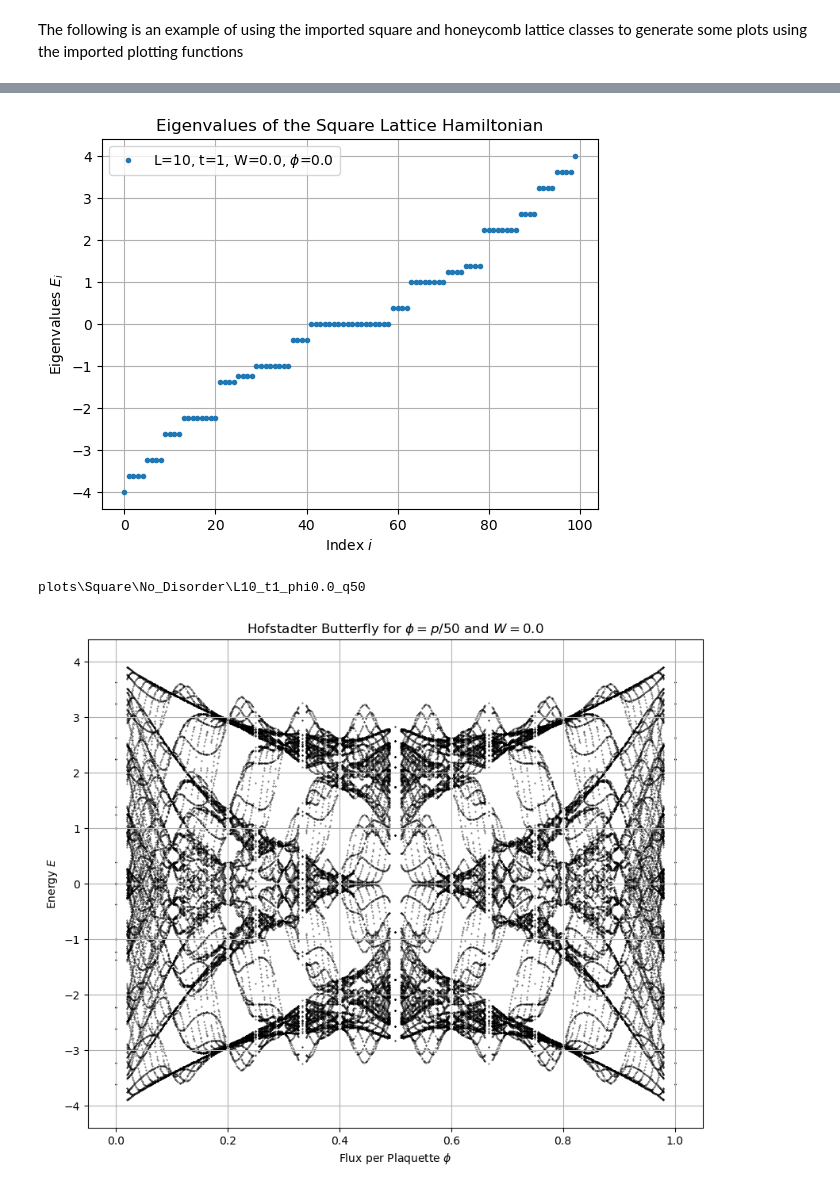
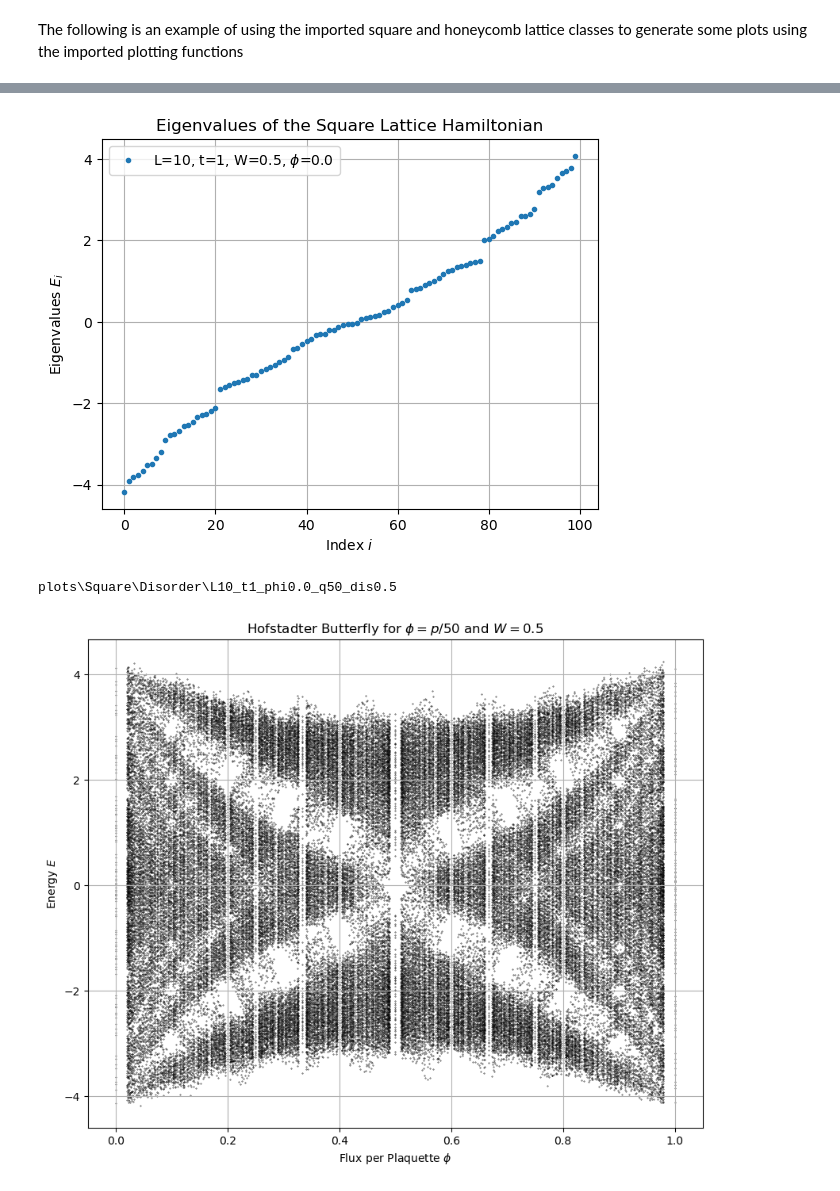
Before and after one commit to r-siddiqi/Hofstadter, a Jupyter notebook: test.ipynb, the cells around one changed output, grey strips where cells are left out. Saved outputs shown, nothing was run; the diff lists cells and outputs as text; code cells hidden in the pictures.

```diff
--- a/test.ipynb
+++ b/test.ipynb
@@ -37,18 +37,18 @@ Honeycomb.plot_hofstadter_butterfly(save = True)
 # %%
 #Initialize the Square
-Square = Square_Hamiltonian(10, 1, 0.0, 0.0, 50, save = True)
+Square = Square_Hamiltonian(10, 1, 0.5, 0.0, 50, save = True)
 
 #Generate outputs of the square pass through to plot
 square_outputs = Square.prepare_outputs()
 
 #Initializing Honeycomb plotting
 square_plot = Plotting_Functions(square_outputs, save = True)
 
 #Plot the Eigenvalue spectrum of the Square
 square_plot.plot_evals(save = True)
 
 Square.plot_hofstadter_butterfly(save = True)
 # %% [output]
-[figure, old version]
+[figure, new version]
-plots\Square\No_Disorder\L10_t1_phi0.0_q50
+plots\Square\Disorder\L10_t1_phi0.0_q50_dis0.5
-[figure, old version]
+[figure, new version]
```
Also changed, not shown: parts of 1 cell of this notebook, 5 other files.
